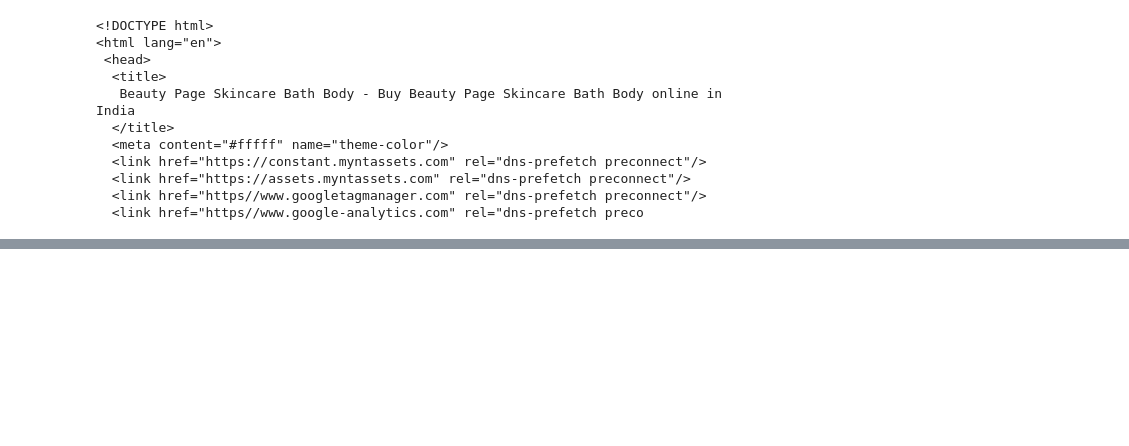
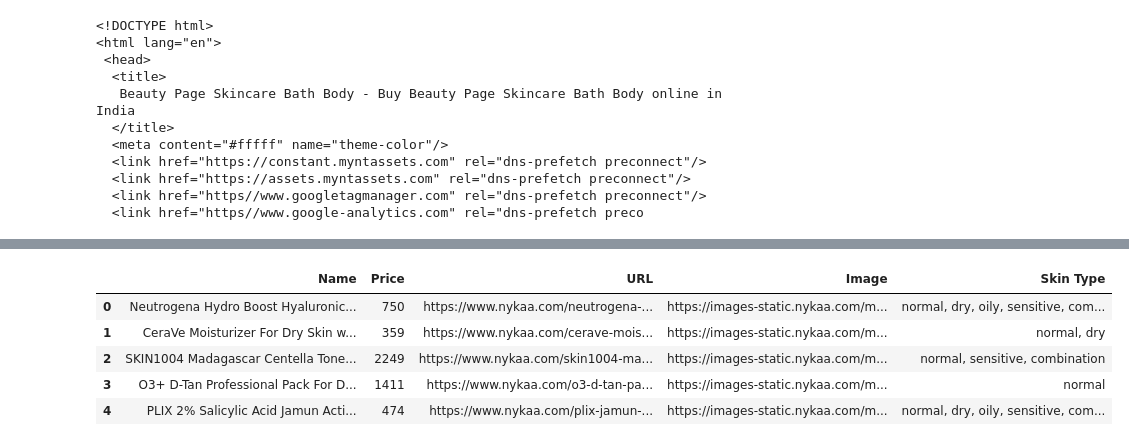
Before and after one commit to aarushigupta22/skincare_rec_system, a Jupyter notebook: nykaa_data_collection.ipynb, the cells around one changed output, grey strips where cells are left out. Saved outputs shown, nothing was run; the diff lists cells and outputs as text; code cells hidden in the pictures; blank space fills up the shorter version.

```diff
--- a/nykaa_data_collection.ipynb
+++ b/nykaa_data_collection.ipynb
@@ -144,0 +214,9 @@ products[:10]
+# %%
+df.head()
+# %% [output]
+|  | Name | Price | URL | Image | Skin Type |
+| 0 | Neutrogena Hydro Boost Hyaluronic... | 750 | https://www.nykaa.com/neutrogena-... | https://images-static.nykaa.com/m... | normal, dry, oily, sensitive, com... |
+| 1 | CeraVe Moisturizer For Dry Skin w... | 359 | https://www.nykaa.com/cerave-mois... | https://images-static.nykaa.com/m... | normal, dry |
+| 2 | SKIN1004 Madagascar Centella Tone... | 2249 | https://www.nykaa.com/skin1004-ma... | https://images-static.nykaa.com/m... | normal, sensitive, combination |
+| 3 | O3+ D-Tan Professional Pack For D... | 1411 | https://www.nykaa.com/o3-d-tan-pa... | https://images-static.nykaa.com/m... | normal |
+| 4 | PLIX 2% Salicylic Acid Jamun Acti... | 474 | https://www.nykaa.com/plix-jamun-... | https://images-static.nykaa.com/m... | normal, dry, oily, sensitive, com... |
```
Also changed, not shown: parts of 14 cells of this notebook, 5 other files.
